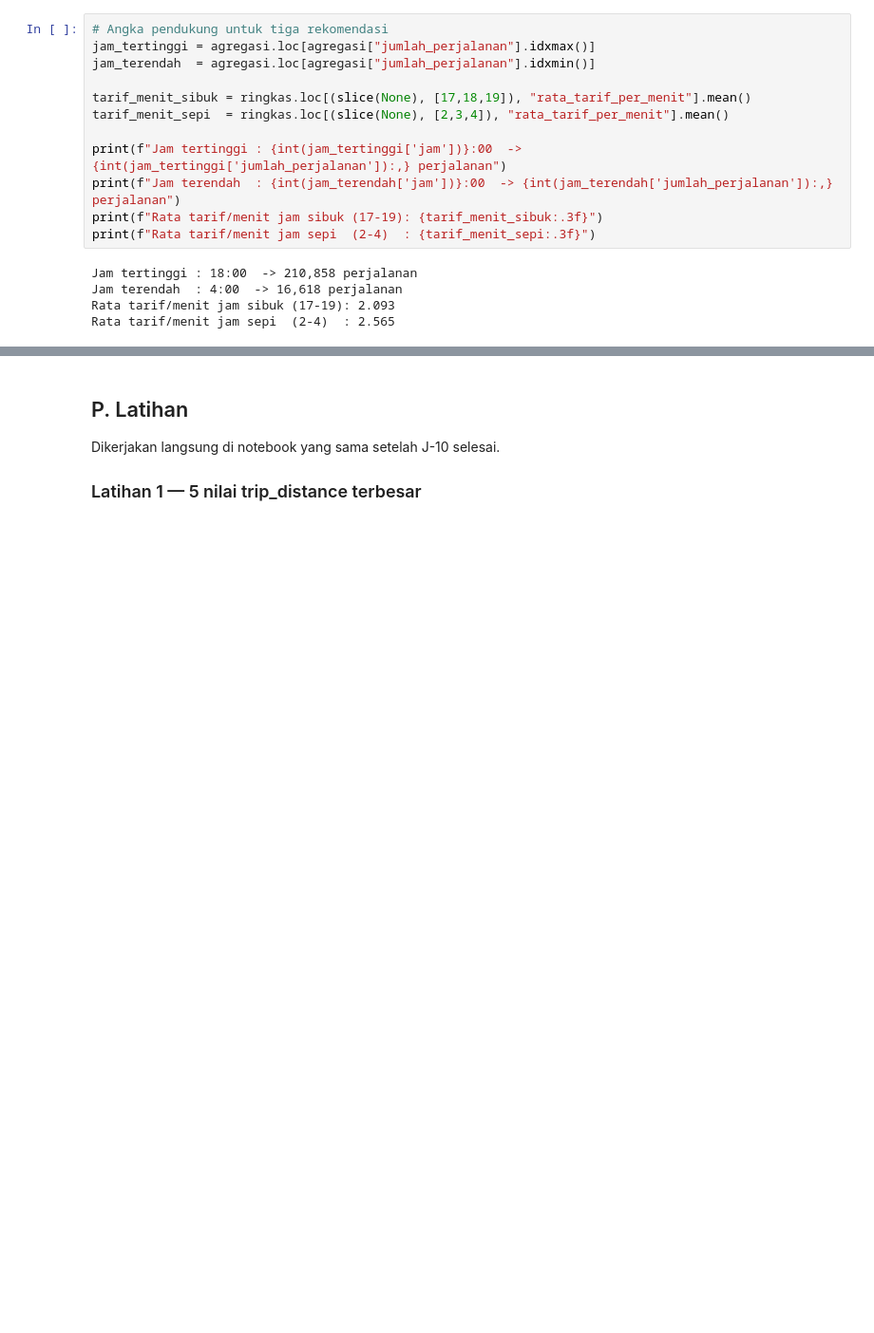
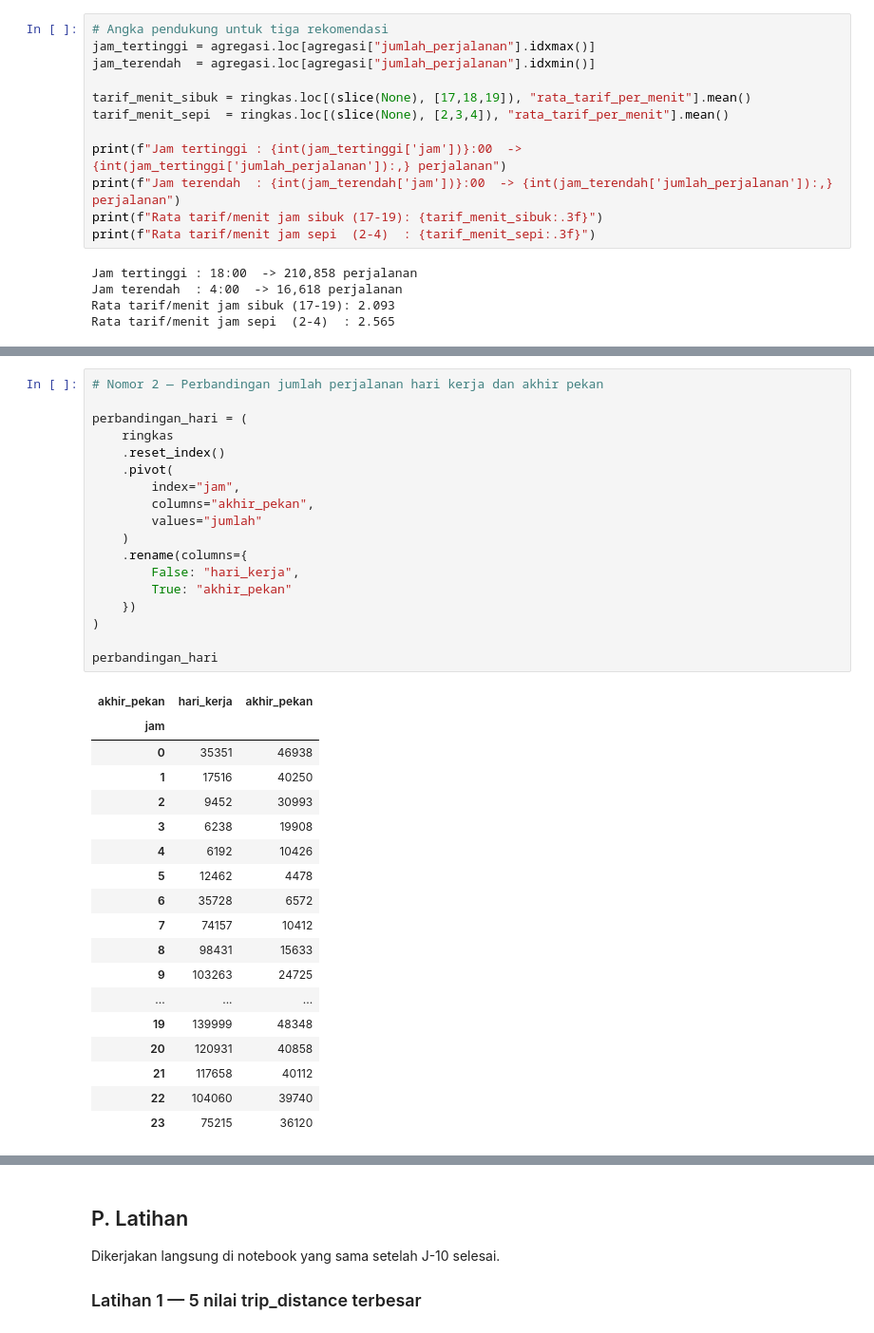
Before and after one commit to saskiaalifah/SaskiaAlifah_2411531002_BigData26, a Jupyter notebook: Praktikum1/BD_A_P01_2411531002_Saskia_Alifah.ipynb, the cells around one changed output, grey strips where cells are left out. Shown at 95% size. Drawn from its saved outputs; the diff is of its cells as text; blank space fills up the shorter version.

```diff
--- a/Praktikum1/BD_A_P01_2411531002_Saskia_Alifah.ipynb
+++ b/Praktikum1/BD_A_P01_2411531002_Saskia_Alifah.ipynb
@@ -558,0 +580,37 @@ Rata tarif/menit jam sepi  (2-4)  : 2.565
+# %%
+# Nomor 2 — Perbandingan jumlah perjalanan hari kerja dan akhir pekan
+
+perbandingan_hari = (
+    ringkas
+    .reset_index()
+    .pivot(
+        index="jam",
+        columns="akhir_pekan",
+        values="jumlah"
+    )
+    .rename(columns={
+        False: "hari_kerja",
+        True: "akhir_pekan"
+    })
+)
+
+perbandingan_hari
+# %% [output]
+| akhir_pekan | hari_kerja | akhir_pekan |
+| jam |  |  |
+| 0 | 35351 | 46938 |
+| 1 | 17516 | 40250 |
+| 2 | 9452 | 30993 |
+| 3 | 6238 | 19908 |
+| 4 | 6192 | 10426 |
+| 5 | 12462 | 4478 |
+| 6 | 35728 | 6572 |
+| 7 | 74157 | 10412 |
+| 8 | 98431 | 15633 |
+| 9 | 103263 | 24725 |
+| ... | ... | ... |
+| 19 | 139999 | 48348 |
+| 20 | 120931 | 40858 |
+| 21 | 117658 | 40112 |
+| 22 | 104060 | 39740 |
+| 23 | 75215 | 36120 |
```
Also changed, not shown: parts of 26 cells of this notebook.
